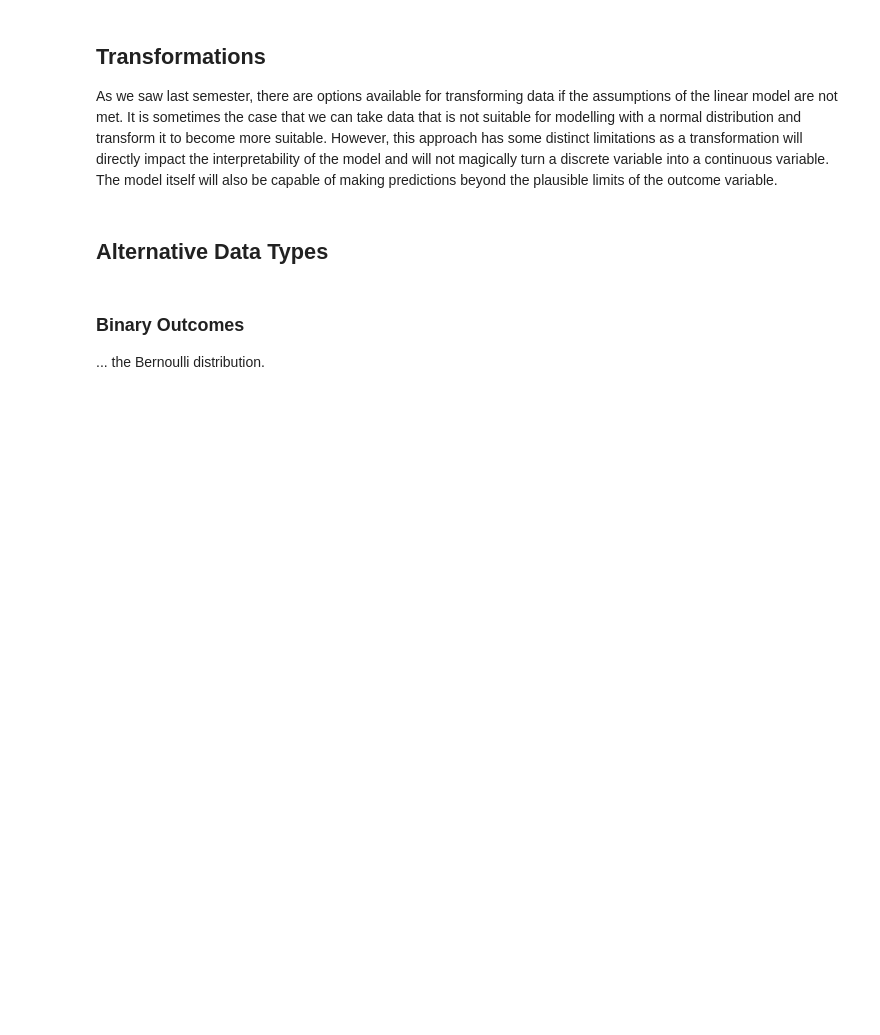
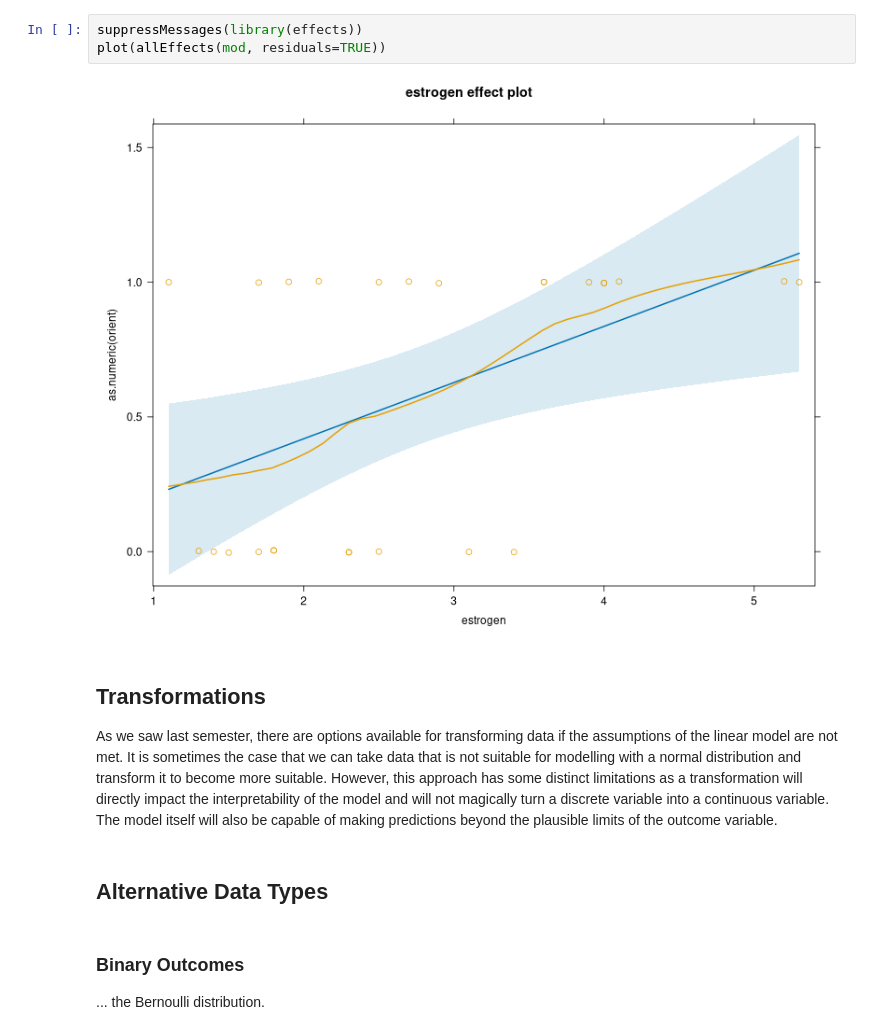
Before and after one commit to PCHN63112-Generalised-Linear-Mixed/extending-linear-models, a Jupyter notebook: 1.beyond-normal.ipynb, the cells around one changed output. Drawn from its saved outputs; the diff is of its cells as text; blank space fills up the shorter version.

```diff
--- a/1.beyond-normal.ipynb
+++ b/1.beyond-normal.ipynb
@@ -17,3 +131,8 @@ par(mfrow=c(1,1))
+# %%
+suppressMessages(library(effects))
+plot(allEffects(mod, residuals=TRUE))
+# %% [output]
+[figure, added]
 # %% [markdown]
 ## Transformations
 As we saw last semester, there are options available for transforming data if the assumptions of the linear model are not met. It is sometimes the case that we can take data that is not suitable for modelling with a normal distribution and transform it to become more suitable. However, this approach has some distinct limitations as a transformation will directly impact the interpretability of the model and will not magically turn a discrete variable into a continuous variable. The model itself will also be capable of making predictions beyond the plausible limits of the outcome variable.
```
Also changed, not shown: parts of 5 cells of this notebook, 24 other files.
